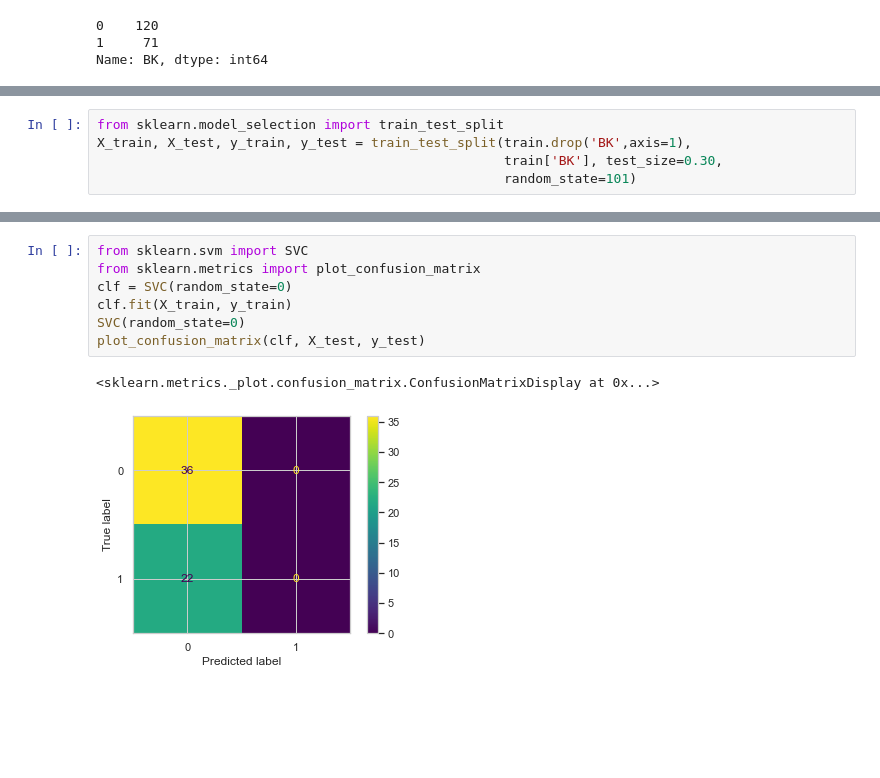
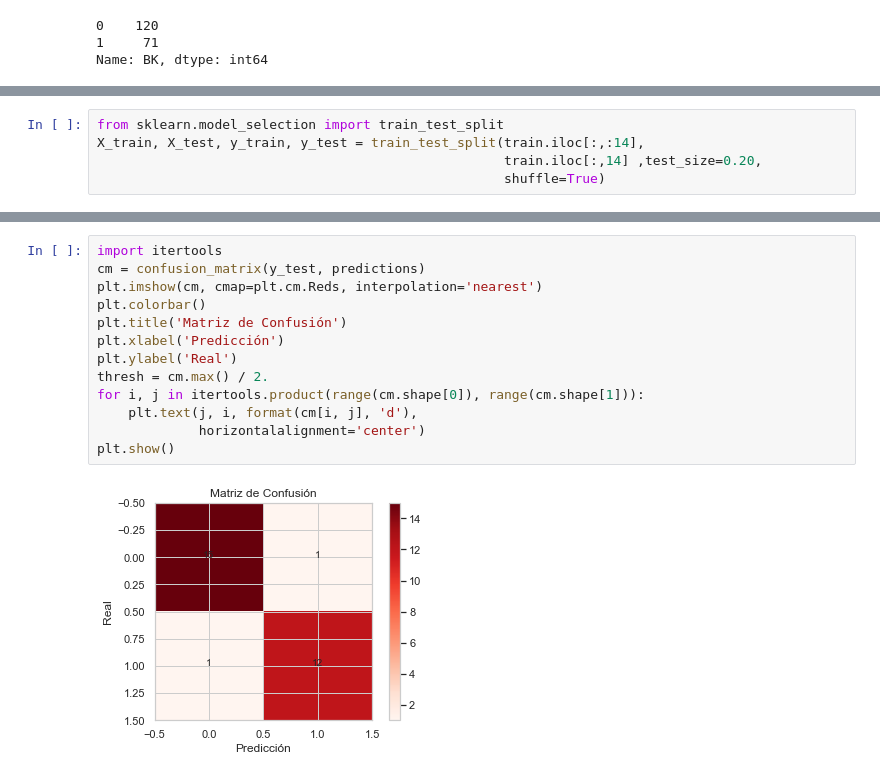
Before and after one commit to StefannyEscobar/Bankruptcy_Prediction, a Jupyter notebook: Logit bankruptcy.ipynb, the cells around one changed output, grey strips where cells are left out. Cells and saved outputs as stored; diff of their text form; blank space fills up the shorter version.

```diff
--- a/Logit bankruptcy.ipynb
+++ b/Logit bankruptcy.ipynb
@@ -119,8 +184,8 @@ memory usage: 23.9 KB
 # %%
 from sklearn.model_selection import train_test_split
-X_train, X_test, y_train, y_test = train_test_split(train.drop('BK',axis=1),
-                                                    train['BK'], test_size=0.30,
-                                                    random_state=101)
+X_train, X_test, y_train, y_test = train_test_split(train.iloc[:,:14],
+                                                    train.iloc[:,14] ,test_size=0.20,
+                                                    shuffle=True)
 # %%
 from sklearn.linear_model import LogisticRegression
 logmodel = LogisticRegression(solver='lbfgs', max_iter=700)
@@ -140,10 +213,15 @@ weighted avg       0.88      0.88      0.88        58
-# %%
-from sklearn.svm import SVC
-from sklearn.metrics import plot_confusion_matrix
-clf = SVC(random_state=0)
-clf.fit(X_train, y_train)
-SVC(random_state=0)
-plot_confusion_matrix(clf, X_test, y_test)
-# %% [output]
-<sklearn.metrics._plot.confusion_matrix.ConfusionMatrixDisplay at 0x...>
-[figure, removed]
+# %%
+import itertools
+cm = confusion_matrix(y_test, predictions)
+plt.imshow(cm, cmap=plt.cm.Reds, interpolation='nearest')
+plt.colorbar()
+plt.title('Matriz de Confusión')
+plt.xlabel('Predicción')
+plt.ylabel('Real')
+thresh = cm.max() / 2.
+for i, j in itertools.product(range(cm.shape[0]), range(cm.shape[1])):
+    plt.text(j, i, format(cm[i, j], 'd'),
+             horizontalalignment='center')
+plt.show()
+# %% [output]
+[figure, added]
```
Also changed, not shown: parts of 14 cells of this notebook.
